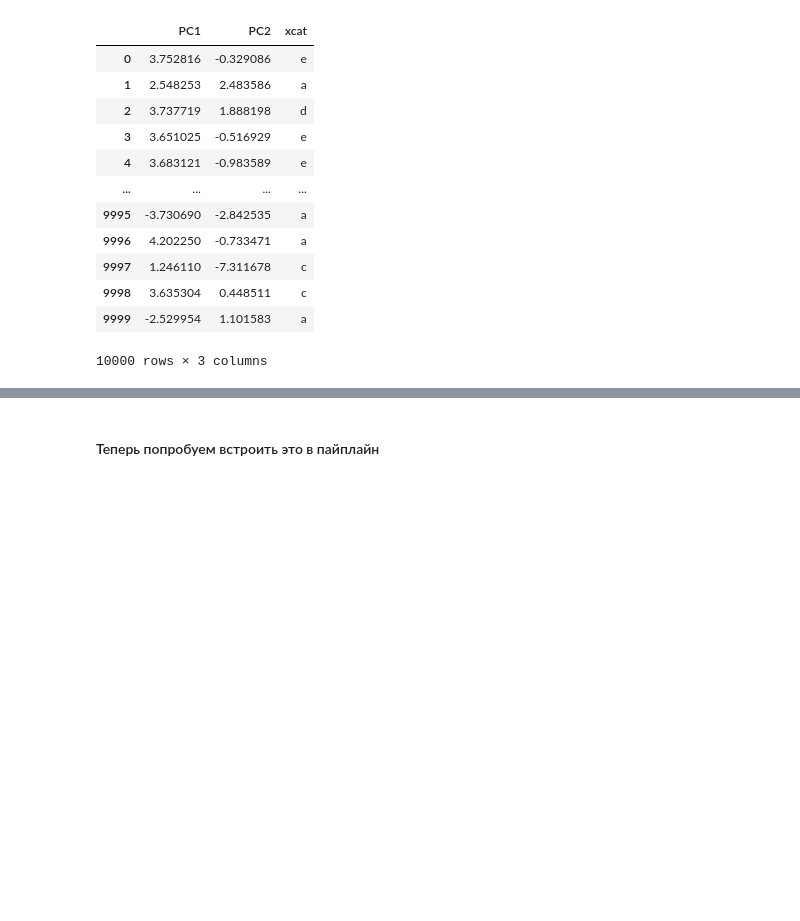
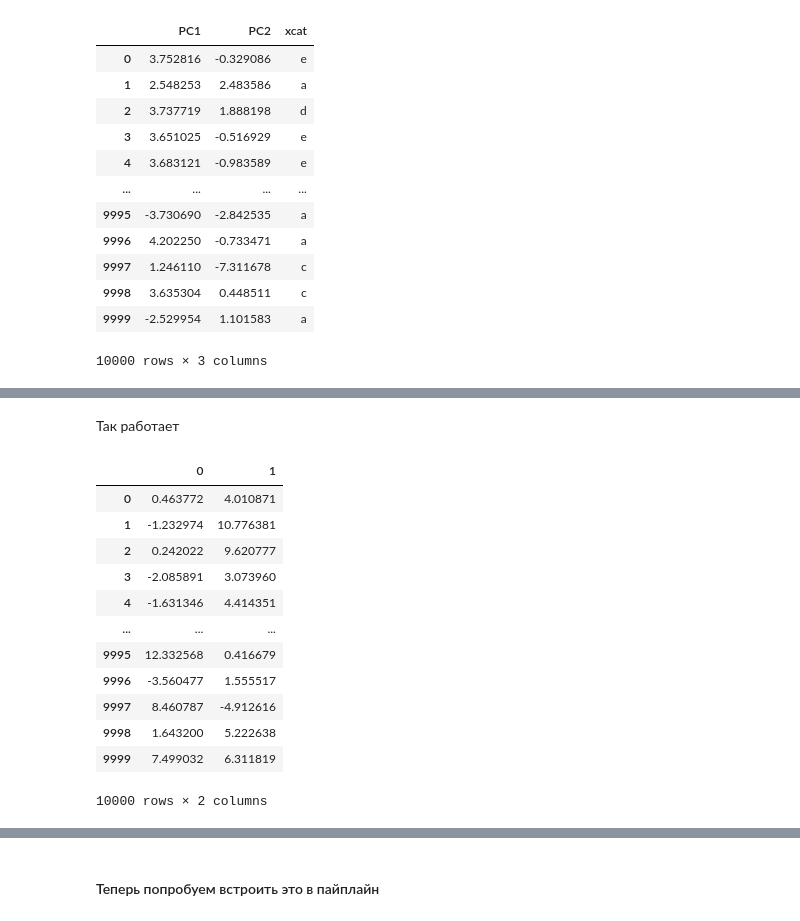
Before and after one commit to uasek/credit_scoring_project, a Jupyter notebook: scoring_model/feature_engineering.ipynb, the cells around one changed output, grey strips where cells are left out. Saved outputs shown, nothing was run; the diff lists cells and outputs as text; code cells hidden in the pictures; blank space fills up the shorter version.

```diff
--- a/scoring_model/feature_engineering.ipynb
+++ b/scoring_model/feature_engineering.ipynb
@@ -266,0 +277,25 @@ Isomaper.transform(test_df)
+# %% [markdown]
+Так работает
+# %%
+test_df_trunctated = test_df.copy().drop("xcat", 1)
+Umaper = umap.UMAP(n_neighbors = 5, #количество соседей при вычислении KNN. Основной гиперпараметр, кстати (!!!)
+                     n_components = 2,  #сколько оставить компонентов; по дефолту - 2
+                     min_dist = 0.1 #минимальная дистанция, которую можно сохранять между точками в получающемся пространстве. Гиперпараметр. При увеличении начинает лучше улавливать общую структуру, но хуже - локальную
+                    )
+
+Umaper.fit(test_df_trunctated)
+pd.DataFrame(Umaper.transform(test_df_trunctated))
+# %% [output]
+|  | 0 | 1 |
+| 0 | 0.463772 | 4.010871 |
+| 1 | -1.232974 | 10.776381 |
+| 2 | 0.242022 | 9.620777 |
+| 3 | -2.085891 | 3.073960 |
+| 4 | -1.631346 | 4.414351 |
+| ... | ... | ... |
+| 9995 | 12.332568 | 0.416679 |
+| 9996 | -3.560477 | 1.555517 |
+| 9997 | 8.460787 | -4.912616 |
+| 9998 | 1.643200 | 5.222638 |
+| 9999 | 7.499032 | 6.311819 |
+10000 rows × 2 columns
```
Also changed, not shown: parts of 6 cells of this notebook.
